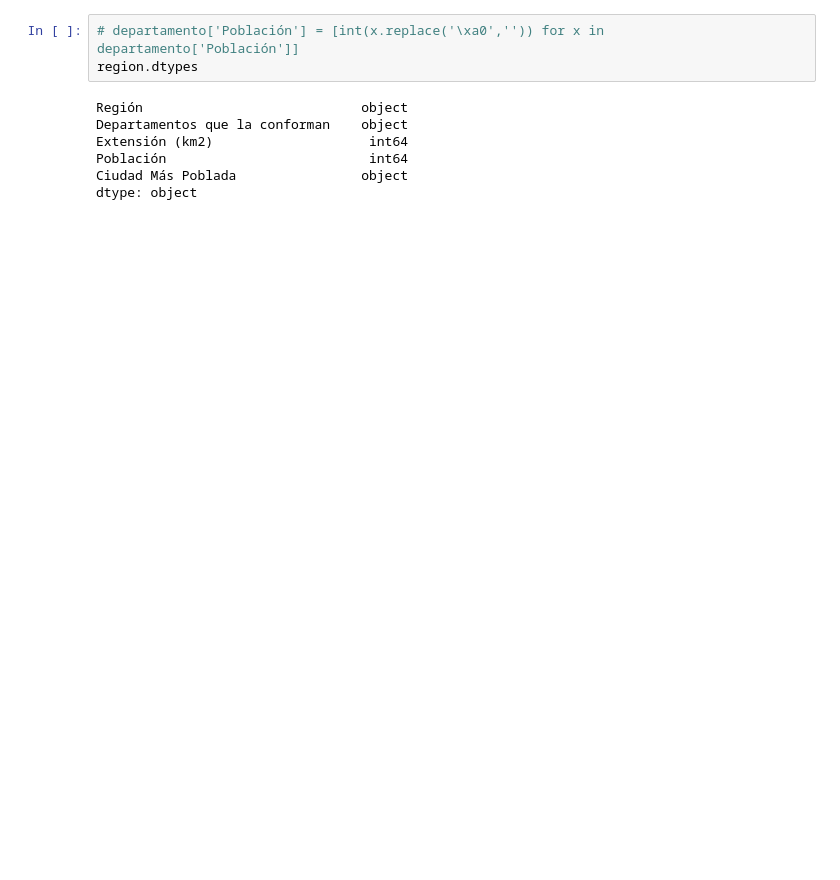
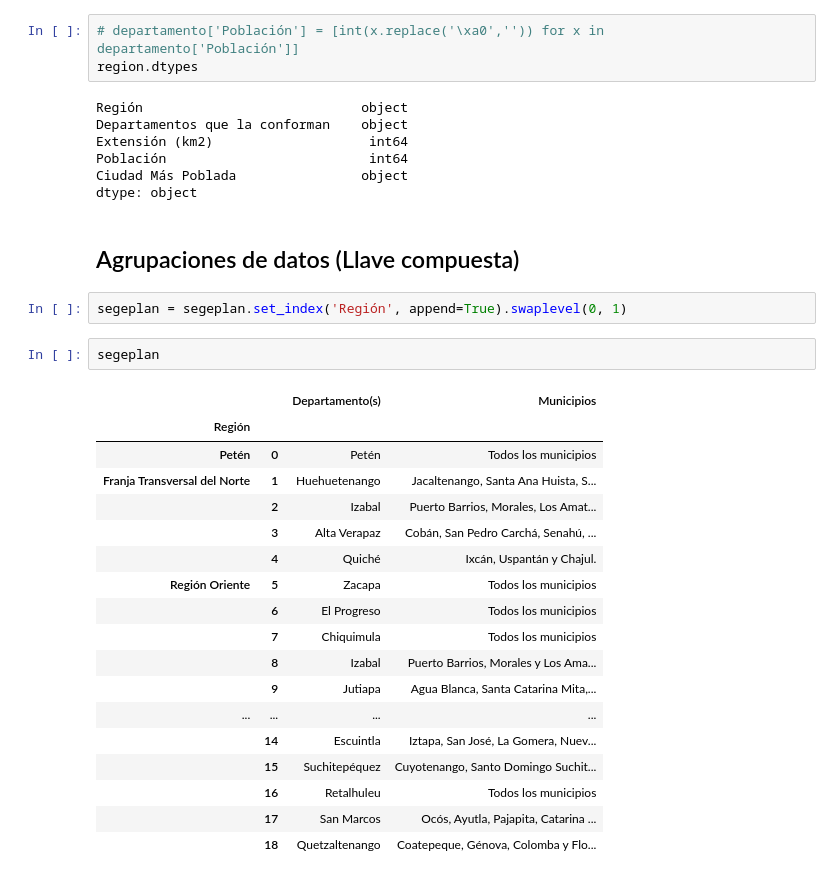
Before and after one commit to DanielSajvin/curso-inteligencia-artificial, a Jupyter notebook: Clases/04-extracccion-de-datos.ipynb, the cells around one changed output. Drawn from its saved outputs; the diff is of its cells as text; blank space fills up the shorter version.

```diff
--- a/Clases/04-extracccion-de-datos.ipynb
+++ b/Clases/04-extracccion-de-datos.ipynb
@@ -202,3 +202,28 @@ Extensión (km2)                    int64
 Población                          int64
 Ciudad Más Poblada                object
 dtype: object
+# %% [markdown]
+## Agrupaciones de datos (Llave compuesta)
+# %%
+segeplan = segeplan.set_index('Región', append=True).swaplevel(0, 1)
+# %%
+segeplan
+# %% [output]
+|  |  | Departamento(s) | Municipios |
+| Región |  |  |  |
+| Petén | 0 | Petén | Todos los municipios |
+| Franja Transversal del Norte | 1 | Huehuetenango | Jacaltenango, Santa Ana Huista, S... |
+|  | 2 | Izabal | Puerto Barrios, Morales, Los Amat... |
+|  | 3 | Alta Verapaz | Cobán, San Pedro Carchá, Senahú, ... |
+|  | 4 | Quiché | Ixcán, Uspantán y Chajul. |
+| Región Oriente | 5 | Zacapa | Todos los municipios |
+|  | 6 | El Progreso | Todos los municipios |
+|  | 7 | Chiquimula | Todos los municipios |
+|  | 8 | Izabal | Puerto Barrios, Morales y Los Ama... |
+|  | 9 | Jutiapa | Agua Blanca, Santa Catarina Mita,... |
+| ... | ... | ... | ... |
+|  | 14 | Escuintla | Iztapa, San José, La Gomera, Nuev... |
+|  | 15 | Suchitepéquez | Cuyotenango, Santo Domingo Suchit... |
+|  | 16 | Retalhuleu | Todos los municipios |
+|  | 17 | San Marcos | Ocós, Ayutla, Pajapita, Catarina ... |
+|  | 18 | Quetzaltenango | Coatepeque, Génova, Colomba y Flo... |
```
Also changed, not shown: parts of 4 cells of this notebook, 13 other files.
